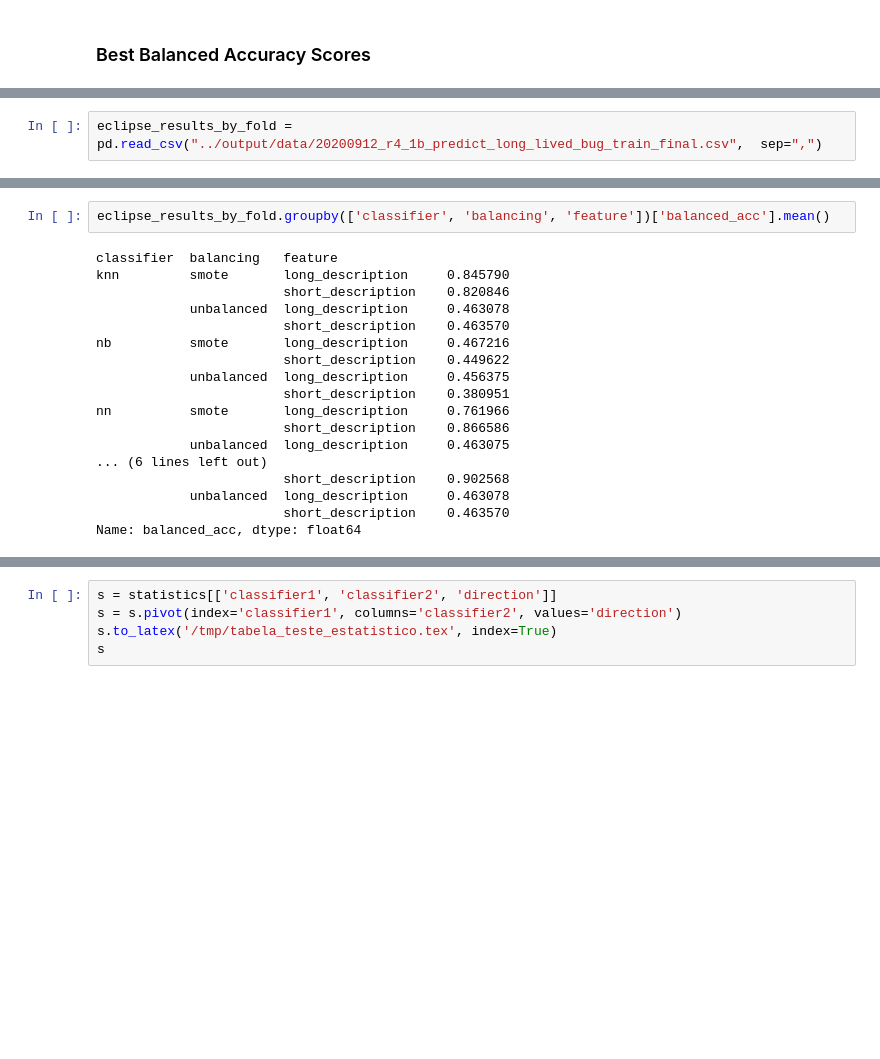
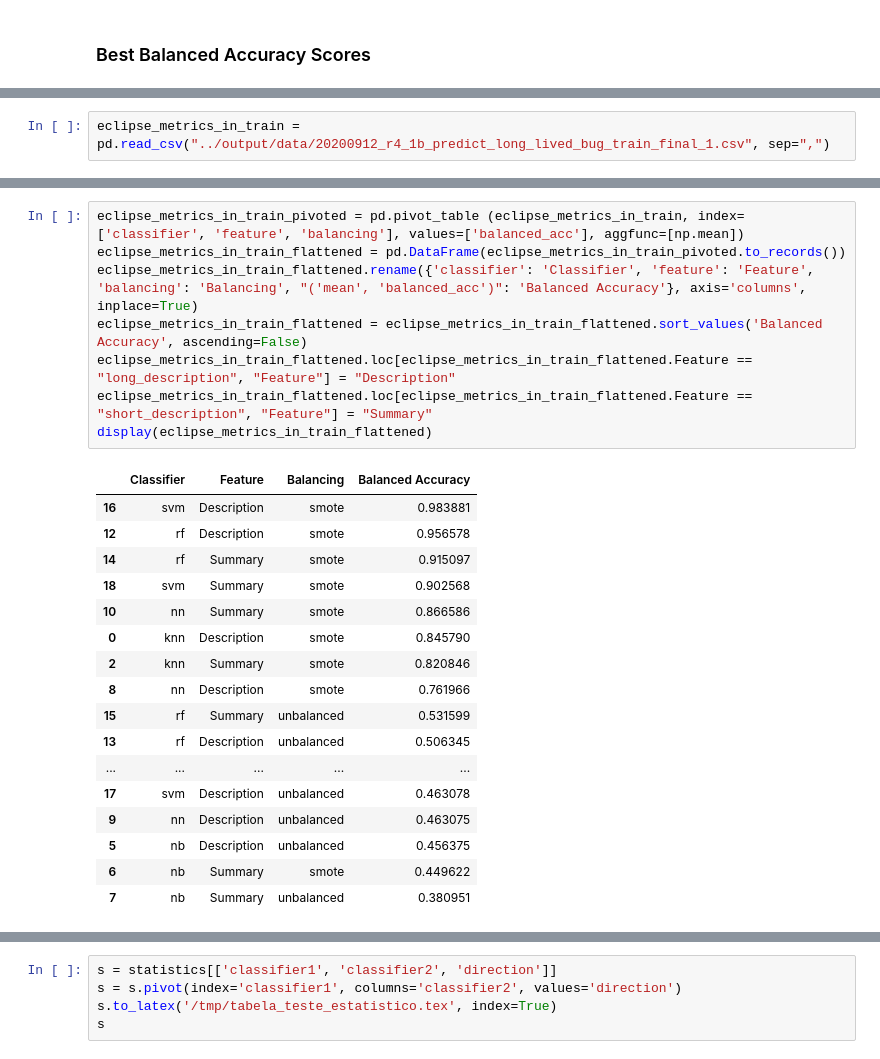
Before and after one commit to gomesluiz/long-lived-bug-predictor, a Jupyter notebook: notebooks/20200912_long_lived_prediction_rq4_data_analysis.ipynb, the cells around one changed output, grey strips where cells are left out. Drawn from its saved outputs; the diff is of its cells as text; blank space fills up the shorter version.

```diff
--- a/notebooks/20200912_long_lived_prediction_rq4_data_analysis.ipynb
+++ b/notebooks/20200912_long_lived_prediction_rq4_data_analysis.ipynb
@@ -89,3 +81,3 @@ FileNotFoundError: [Errno 2] No such file or directory: '../output/data/20200911
 # %%
-eclipse_results_by_fold = pd.read_csv("../output/data/20200912_r4_1b_predict_long_lived_bug_train_final.csv",  sep=",")
+eclipse_metrics_in_train = pd.read_csv("../output/data/20200912_r4_1b_predict_long_lived_bug_train_final_1.csv", sep=",")
 # %%
@@ -97,23 +89,29 @@ eclipse_results_by_fold.head()
 | 2 | 390 | 265 | 0 | 627 | Fold03 | 0.793292 | 0.702915 | 1.000000 | 0.851457 | ... |
 | 3 | 398 | 257 | 0 | 626 | Fold04 | 0.799375 | 0.708947 | 1.000000 | 0.854473 | ... |
 | 4 | 401 | 253 | 0 | 627 | Fold05 | 0.802498 | 0.712500 | 1.000000 | 0.856250 | ... |
-# %%
-eclipse_results_by_fold.groupby(['classifier', 'balancing', 'feature'])['balanced_acc'].mean()
-# %% [output]
-classifier  balancing   feature
-knn         smote       long_description     0.845790
-                        short_description    0.820846
-            unbalanced  long_description     0.463078
-                        short_description    0.463570
-nb          smote       long_description     0.467216
-                        short_description    0.449622
-            unbalanced  long_description     0.456375
-                        short_description    0.380951
-nn          smote       long_description     0.761966
-                        short_description    0.866586
-            unbalanced  long_description     0.463075
-... (6 lines left out)
-                        short_description    0.902568
-            unbalanced  long_description     0.463078
-                        short_description    0.463570
-Name: balanced_acc, dtype: float64
+# %%
+eclipse_metrics_in_train_pivoted = pd.pivot_table (eclipse_metrics_in_train, index=['classifier', 'feature', 'balancing'], values=['balanced_acc'], aggfunc=[np.mean])
+eclipse_metrics_in_train_flattened = pd.DataFrame(eclipse_metrics_in_train_pivoted.to_records())
+eclipse_metrics_in_train_flattened.rename({'classifier': 'Classifier', 'feature': 'Feature', 'balancing': 'Balancing', "('mean', 'balanced_acc')": 'Balanced Accuracy'}, axis='columns', inplace=True)
+eclipse_metrics_in_train_flattened = eclipse_metrics_in_train_flattened.sort_values('Balanced Accuracy', ascending=False)
+eclipse_metrics_in_train_flattened.loc[eclipse_metrics_in_train_flattened.Feature == "long_description", "Feature"] = "Description"
+eclipse_metrics_in_train_flattened.loc[eclipse_metrics_in_train_flattened.Feature == "short_description", "Feature"] = "Summary"
+display(eclipse_metrics_in_train_flattened)
+# %% [output]
+|  | Classifier | Feature | Balancing | Balanced Accuracy |
+| 16 | svm | Description | smote | 0.983881 |
+| 12 | rf | Description | smote | 0.956578 |
+| 14 | rf | Summary | smote | 0.915097 |
+| 18 | svm | Summary | smote | 0.902568 |
+| 10 | nn | Summary | smote | 0.866586 |
+| 0 | knn | Description | smote | 0.845790 |
+| 2 | knn | Summary | smote | 0.820846 |
+| 8 | nn | Description | smote | 0.761966 |
+| 15 | rf | Summary | unbalanced | 0.531599 |
+| 13 | rf | Description | unbalanced | 0.506345 |
+| ... | ... | ... | ... | ... |
+| 17 | svm | Description | unbalanced | 0.463078 |
+| 9 | nn | Description | unbalanced | 0.463075 |
+| 5 | nb | Description | unbalanced | 0.456375 |
+| 6 | nb | Summary | smote | 0.449622 |
+| 7 | nb | Summary | unbalanced | 0.380951 |
```
Also changed, not shown: parts of 10 cells of this notebook, 4 other files.
